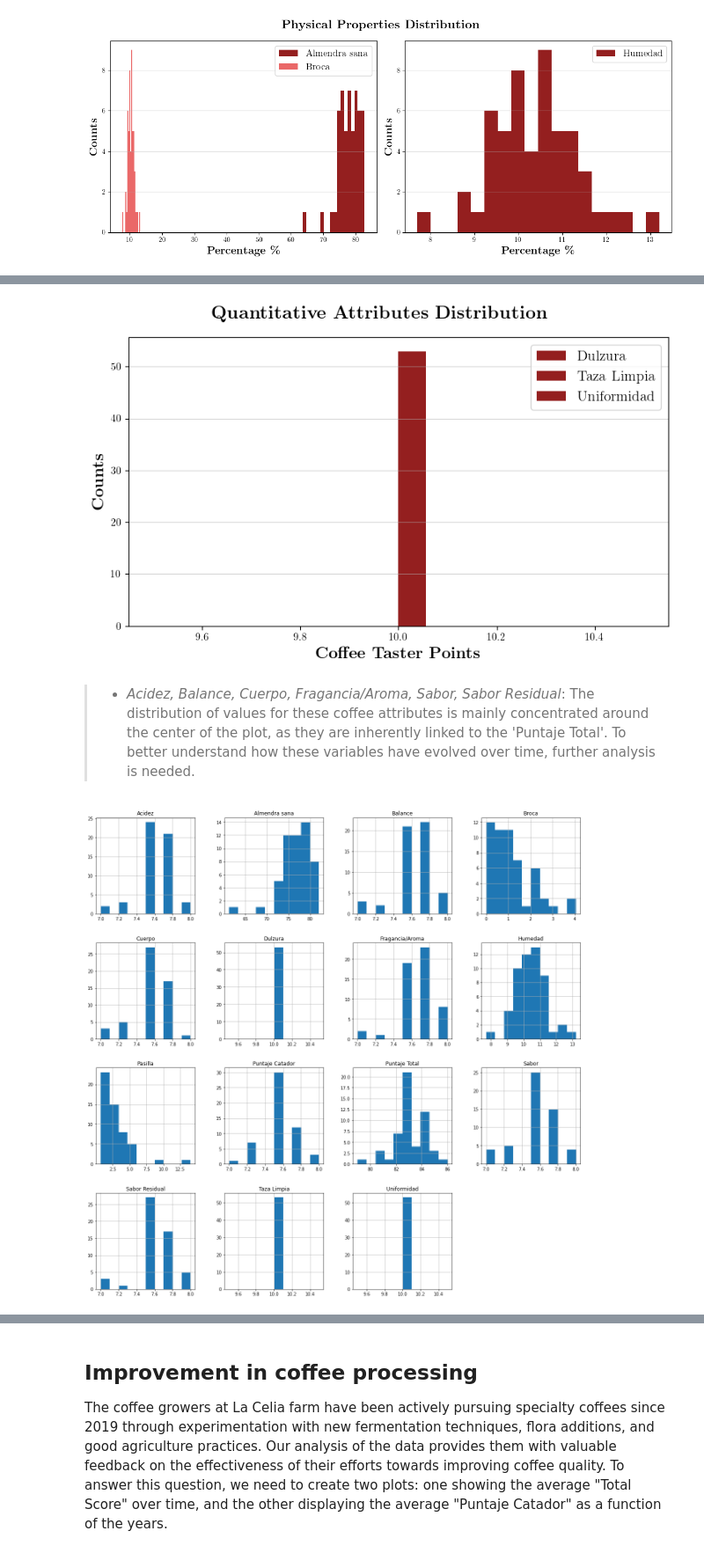
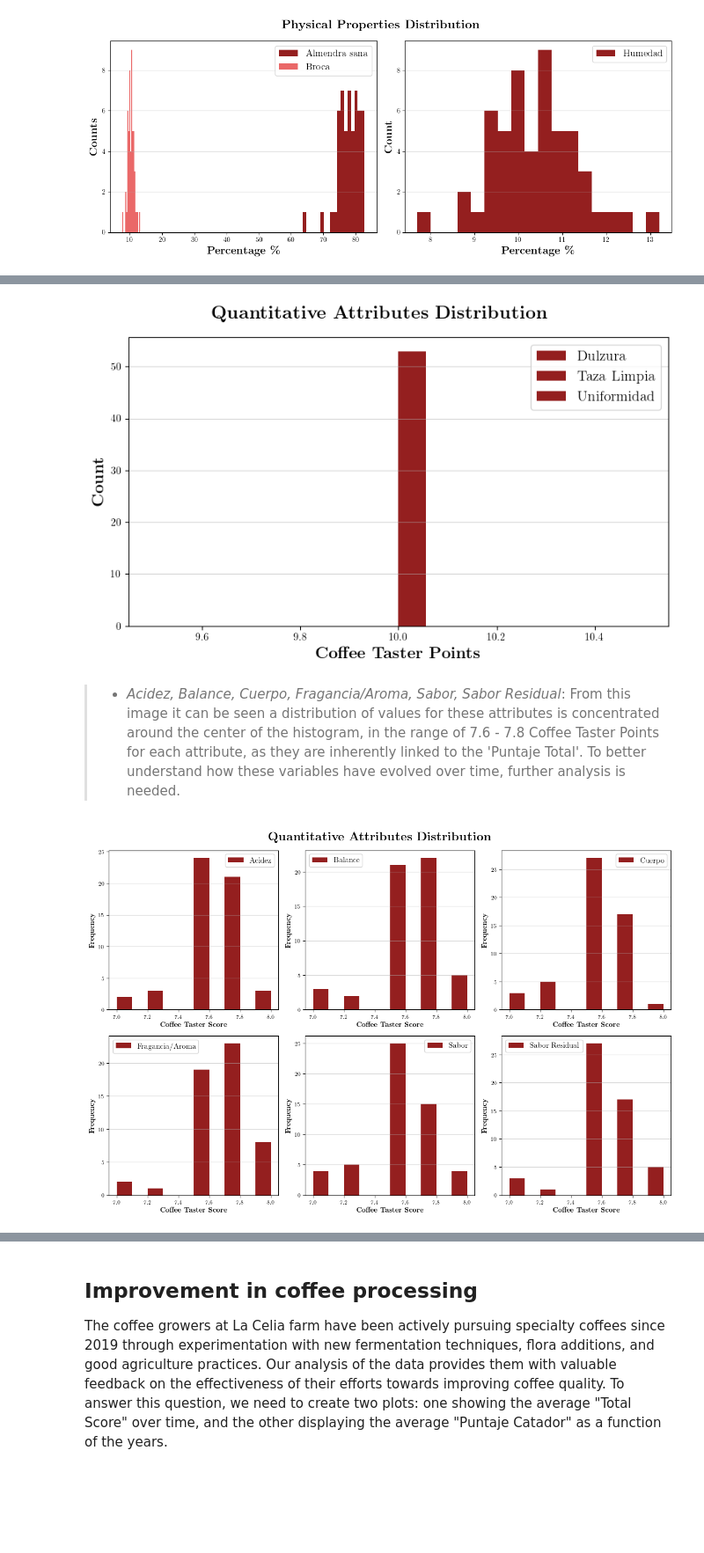
Before and after one commit to SRam3/Coffee_flavors_analyzer, a Jupyter notebook: notebooks/data_analysis.ipynb, the cells around one changed output, grey strips where cells are left out. Shown at 88% size. Drawn from its saved outputs; the diff is of its cells as text; code cells hidden in the pictures; blank space fills up the shorter version.

Commit message:
Improvement in plots and analysis

```diff
--- a/notebooks/data_analysis.ipynb
+++ b/notebooks/data_analysis.ipynb
@@ -74,7 +76,6 @@ coffee_data.describe()
 # %%
 rc("font", **{"family": "serif", "serif": ["Computer Modern Roman"]})
 rc("text", usetex=True)
-
 
 fig, axs = plt.subplots(1, 2, figsize=(12, 5))
 fig.subplots_adjust(wspace=0.3)
@@ -100,7 +101,7 @@ for i, col in enumerate(cols_to_plot):
         continue
     axs[1].hist(coffee_data[col], bins=18, color="#941F1F", label=col)
     axs[1].set_xlabel(r"\textbf{Percentage \%}", fontsize=16)
-    axs[1].set_ylabel(r"\textbf{Counts}", fontsize=16)
+    axs[1].set_ylabel(r"\textbf{Count}", fontsize=16)
     axs[1].tick_params(axis="both", labelsize=10)
     axs[1].grid(axis="y", alpha=0.5)
     axs[1].legend(fontsize=14)
@@ -117,13 +120,13 @@ plt.show()
 > - *Dulzura, Taza limpia, Uniformidad:* These 3 coffee attributes achieved the maximum score of 10, which is constant for these attibutes, indicating a high level of consistency in the coffee's quality. This means that the coffee is notably sweet, uncontaminated, and has a consistent flavor across the different cups of the analyzed sample.
 # %%
-fig, axs = plt.subplots(1, 1, figsize=(8, 5))
+fig, axs = plt.subplots(nrows=1, ncols=1, figsize=(8, 5))
 
 cols_to_plot = ["Dulzura", "Taza Limpia", "Uniformidad"]
 for col in cols_to_plot:
     axs.hist(coffee_data[col], bins=18, color="#941F1F", label=col)
 
 axs.set_xlabel(r"\textbf{Coffee Taster Points}", fontsize=16)
-axs.set_ylabel(r"\textbf{Counts}", fontsize=16)
+axs.set_ylabel(r"\textbf{Count}", fontsize=16)
 axs.tick_params(axis="both", labelsize=10)
 axs.grid(axis="y", alpha=0.5)
 axs.legend(fontsize=14, loc="upper right")
@@ -131,12 +134,35 @@ fig.suptitle(r"\textbf{Quantitative Attributes Distribution}", fontsize=18, font
 plt.tight_layout()
 plt.show()
 # %% [output]
-[figure, old version]
+[figure, new version]
 # %% [markdown]
-> - *Acidez, Balance, Cuerpo, Fragancia/Aroma, Sabor, Sabor Residual*: The distribution of values for these coffee attributes is mainly concentrated around the center of the plot, as they are inherently linked to the 'Puntaje Total'. To better understand how these variables have evolved over time, further analysis is needed.
+> - *Acidez, Balance, Cuerpo, Fragancia/Aroma, Sabor, Sabor Residual*: From this image it can be seen a distribution of values for these attributes is concentrated around the center of the histogram, in the range of 7.6 - 7.8 Coffee Taster Points for each attribute, as they are inherently linked to the 'Puntaje Total'. To better understand how these variables have evolved over time, further analysis is needed.
 # %%
-coffee_data.drop("ID", axis=1, inplace=True)
-coffee_data.sort_values("Fecha", inplace=True)
-coffee_data.hist(bins=10, figsize=(20,20));
+cols_to_plot = [
+    "Acidez",
+    "Balance",
+    "Cuerpo",
+    "Fragancia/Aroma",
+    "Sabor",
+    "Sabor Residual",
+]
+
+fig, axs = plt.subplots(nrows=2, ncols=3, figsize=(12, 8))
+axs = axs.flatten()
+
+# Plot a histogram for each column in a separate subplot
+for i, col in enumerate(cols_to_plot):
+    axs[i].hist(coffee_data[col], bins=10, color="#941F1F", label=col)
+    axs[i].set_xlabel(r"\textbf{Coffee Taster Score}", fontsize=10)
+    axs[i].set_ylabel(r"\textbf{Frequency}", fontsize=10)
+    axs[i].tick_params(axis="both", labelsize=8)
+    axs[i].grid(axis="y", alpha=0.5)
+    axs[i].legend(fontsize=11, loc="best")
+
+fig.suptitle(
+    r"\textbf{Quantitative Attributes Distribution}", fontsize=18, fontweight="bold"
+)
+fig.tight_layout()
+plt.show()
 # %% [output]
-[figure, old version]
+[figure, new version]
```
Also changed, not shown: parts of 10 cells of this notebook.
